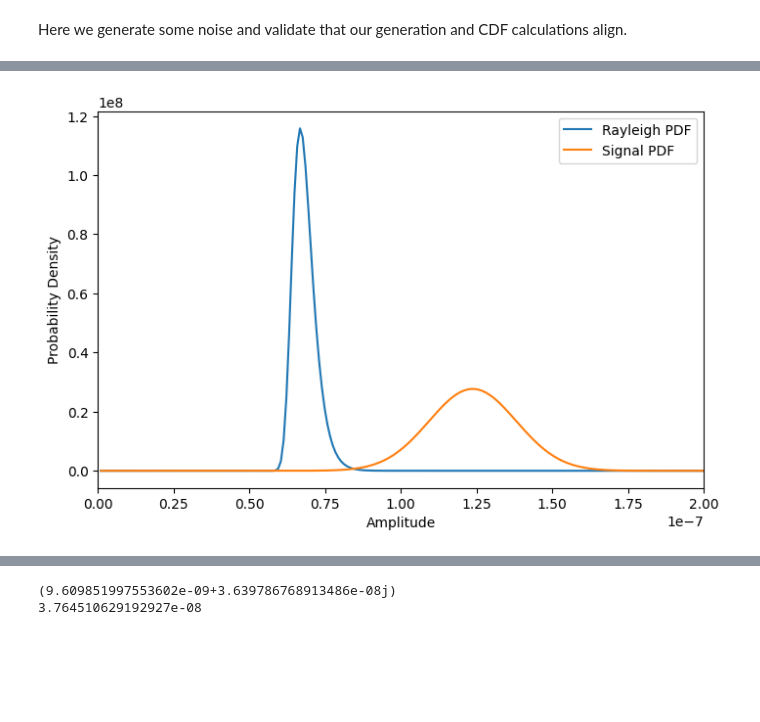
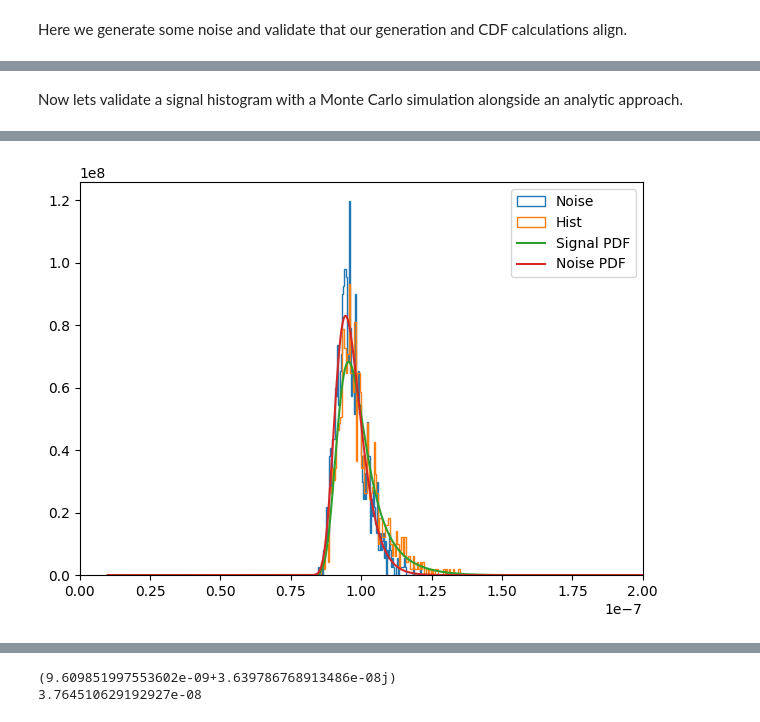
Before and after one commit to QTNM/PowerCutStats, a Jupyter notebook: examples/Simple Fake PDF.ipynb, the cells around one changed output, grey strips where cells are left out. Cells and saved outputs as stored; diff of their text form; code cells hidden in the pictures; blank space fills up the shorter version.

```diff
--- a/examples/Simple Fake PDF.ipynb
+++ b/examples/Simple Fake PDF.ipynb
@@ -14,7 +14,7 @@ Below we specify the values for impedance, number of channels, boltzmann constan
 
 We then calculate the noise power, the variance for the time and frequency domain (divided by the number of samples).
 # %%
-R, Nch, kb, bw, Nsamp, T= 496.1709043911709, 1, 1.38e-23, 500e6, 40960, 5
+R, Nch, kb, bw, Nsamp, T= 496.1709043911709, 1, 1.38e-23, 1000e6, 40960, 5
 
 # R = Impedance
 # Nch = No. of channels
@@ -219,45 +177,65 @@ print(Nsamp)
+# %% [markdown]
+Now lets validate a signal histogram with a Monte Carlo simulation alongside an analytic approach.
 # %%
-fig = plt.figure(figsize=(8,5))
-ax = fig.add_subplot(1,1,1)
-
-y = np.linspace(1e-9, 1e-5, 20001)
-
-noise_f = rng.multivariate_normal([0,0],np.eye(2)*tau_1t/2, Nsamp) # Generate a 2d gaussian
-noise_f = noise_f[:,0] + 1j * noise_f[:,1]
+N = 1000
+scale_factor = 1
 
 
-# H0
-ray_cdf = (1-np.exp(-(x**2)/tau_1f)) ** Nsamp
-ray_pdf = np.gradient(ray_cdf, x[1]-x[0])
+file_ = 'harmonic/90deg/out_0a5a3368-a72b-4392-9ccd-bbcaf9762cbd.h5'
 
-peaks = np.array([
+signal_strings, attributes, attrs_container = get_attributes(file_)
+signal = get_signal(file_, 'signal1') # One polarisation
+signal_FFT = np.fft.fft(signal, norm='forward')
 
-                  -1.116848286875947e-07+ 1j * 5.115380693849318e-08])
+signal_max = np.max(abs(signal_FFT))
+signal_max_index = np.argmax(abs(signal_FFT))
+complex_signal_max = signal_FFT[signal_max_index]
+
+amplitude_cut = 1e-8
+
+peaks = np.array(signal_FFT[signal_FFT > amplitude_cut])
+
+peak_inds = np.where(signal_FFT > amplitude_cut)
 
 
-# peak_inds = np.array([50])
+test_noise = rng.multivariate_normal([0,0],np.eye(2)*tau_1f/2, N*Nsamp)
+test_noise = test_noise[:,0] + 1j * test_noise[:,1]
+test_noise = test_noise.reshape(N, Nsamp)
+test_noise_maxima = np.max(abs(test_noise),axis=1)
 
-# noise_f[:, peak_inds] += peaks
-# signal_maxima = np.max(abs(lots_of_noise),axis=1)
+test_noise[:, peak_inds] += peaks
+signal_maxima = np.max(abs(test_noise),axis=1)
+
+print(peaks)
+
+from scipy import special
+
+y = np.linspace(1e-8, 1e-6, 20001)
 
 rice_cdf = np.ones(20001)
 for peak in peaks:
-    rice_cdf *= scipy.stats.rice.cdf(y, b=abs(peak)/np.sqrt(tau_1f/2), loc=0, scale=np.sqrt(tau_1f/2))
+    print(peak)
+    rice_cdf *= scipy.stats.rice.cdf(y, abs(peak)/np.sqrt(tau_1f/2), scale=np.sqrt(tau_1f/2))
 
-signal_cdf = rice_cdf * (1-np.exp(-(y**2)/tau_1f)) ** (Nsamp-peaks.size)
+signal_cdf = rice_cdf * ( (1-np.exp(-(y**2)/tau_1f)) ** (Nsamp-peaks.size) )
 
 signal_pdf = np.gradient(signal_cdf, y[1]-y[0])
 
-# hist = ax.hist(noise_f, bins=100, density=True, histtype='step', label='Noise Hist' )
-# hist = ax.hist(signal_maxima, bins=100, density=True, histtype='step', label='Hist')
 
-ax.plot(x, ray_pdf, label='Rayleigh PDF')
-ax.plot(y, signal_pdf, label = 'Signal PDF')
+noise_cdf = (1-np.exp(-(y**2)/tau_1f)) ** Nsamp
+noise_pdf = np.gradient(noise_cdf, y[1]-y[0])
 
-ax.set_xlabel('Amplitude')
-ax.set_ylabel('Probability Density')
+plt.figure()
+plt.hist(test_noise_maxima, bins=100, density=True, histtype='step', label='Noise')
+plt.hist(signal_maxima, bins=100, density=True, histtype='step', label='Hist')
 
-ax.set_xlim(0.0, 2e-7)
+plt.plot(y, signal_pdf, label='Signal PDF')
+plt.plot(y, noise_pdf, label='Noise PDF')
+plt.legend()
 
-ax.legend();
+plt.xlim(0, 0.2e-6)
+plt.tight_layout()
+plt.show()
+
+# y = np.linspace(1e-7, 9e-7, 2001)
 # %% [output]
@@ -264 +254 @@ ax.legend();
-[figure, old version]
+[figure, new version]
```
Also changed, not shown: parts of 30 cells of this notebook, 27 other files.
